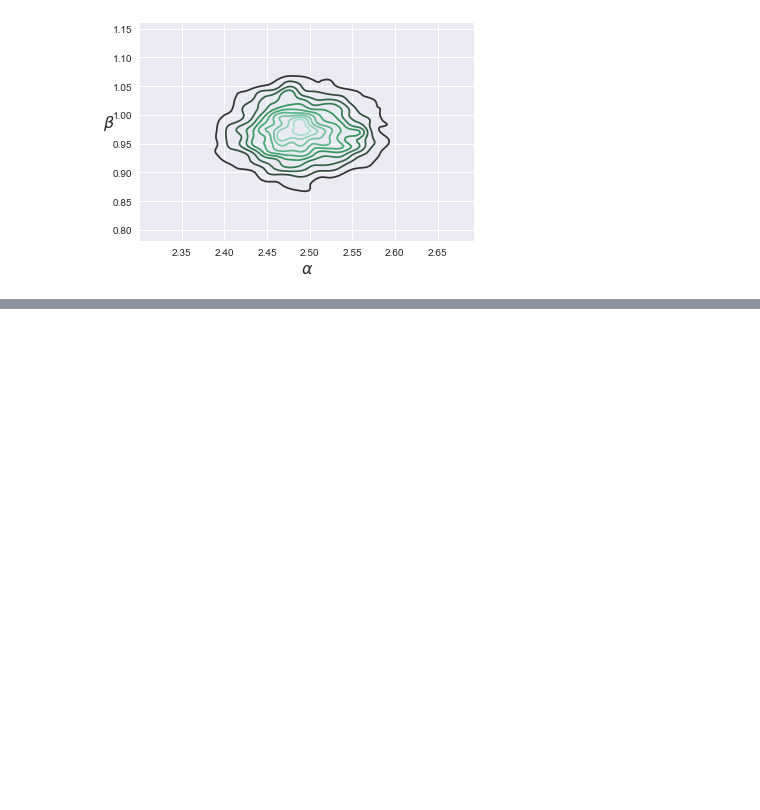
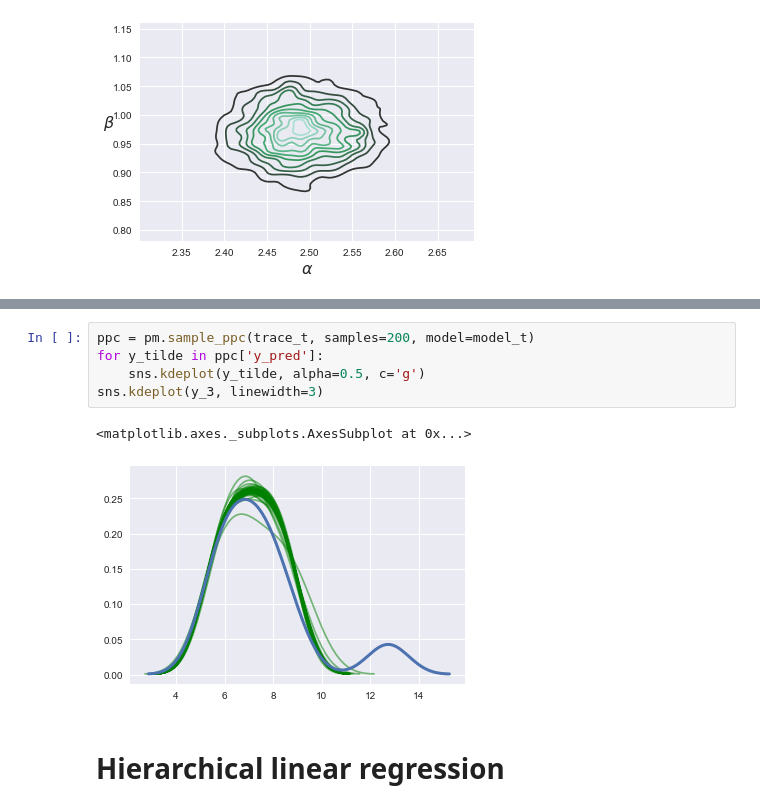
Before and after one commit to aenfield/random, a Jupyter notebook: pymc3book/Chapter04-LinearRegression.ipynb, the cells around one changed output, grey strips where cells are left out. Cells and saved outputs as stored; diff of their text form; blank space fills up the shorter version.

```diff
--- a/pymc3book/Chapter04-LinearRegression.ipynb
+++ b/pymc3book/Chapter04-LinearRegression.ipynb
@@ -158,0 +215,10 @@ plt.ylabel(r'$\beta$', fontsize=16, rotation=0)
+# %%
+ppc = pm.sample_ppc(trace_t, samples=200, model=model_t)
+for y_tilde in ppc['y_pred']:
+    sns.kdeplot(y_tilde, alpha=0.5, c='g')
+sns.kdeplot(y_3, linewidth=3)
+# %% [output]
+<matplotlib.axes._subplots.AxesSubplot at 0x...>
+[figure, added]
+# %% [markdown]
+# Hierarchical linear regression
```
Also changed, not shown: parts of 40 cells of this notebook, 1 other file.
